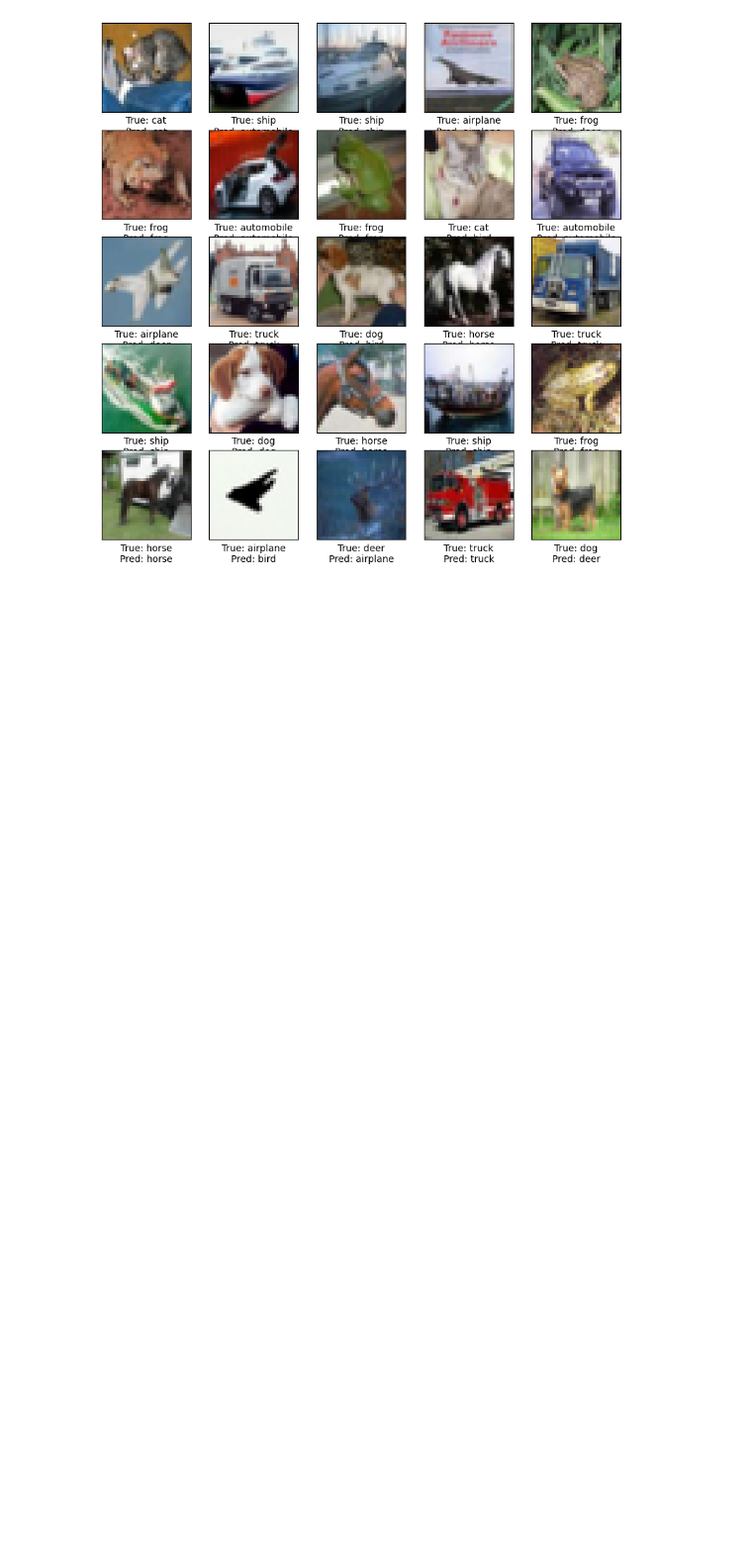
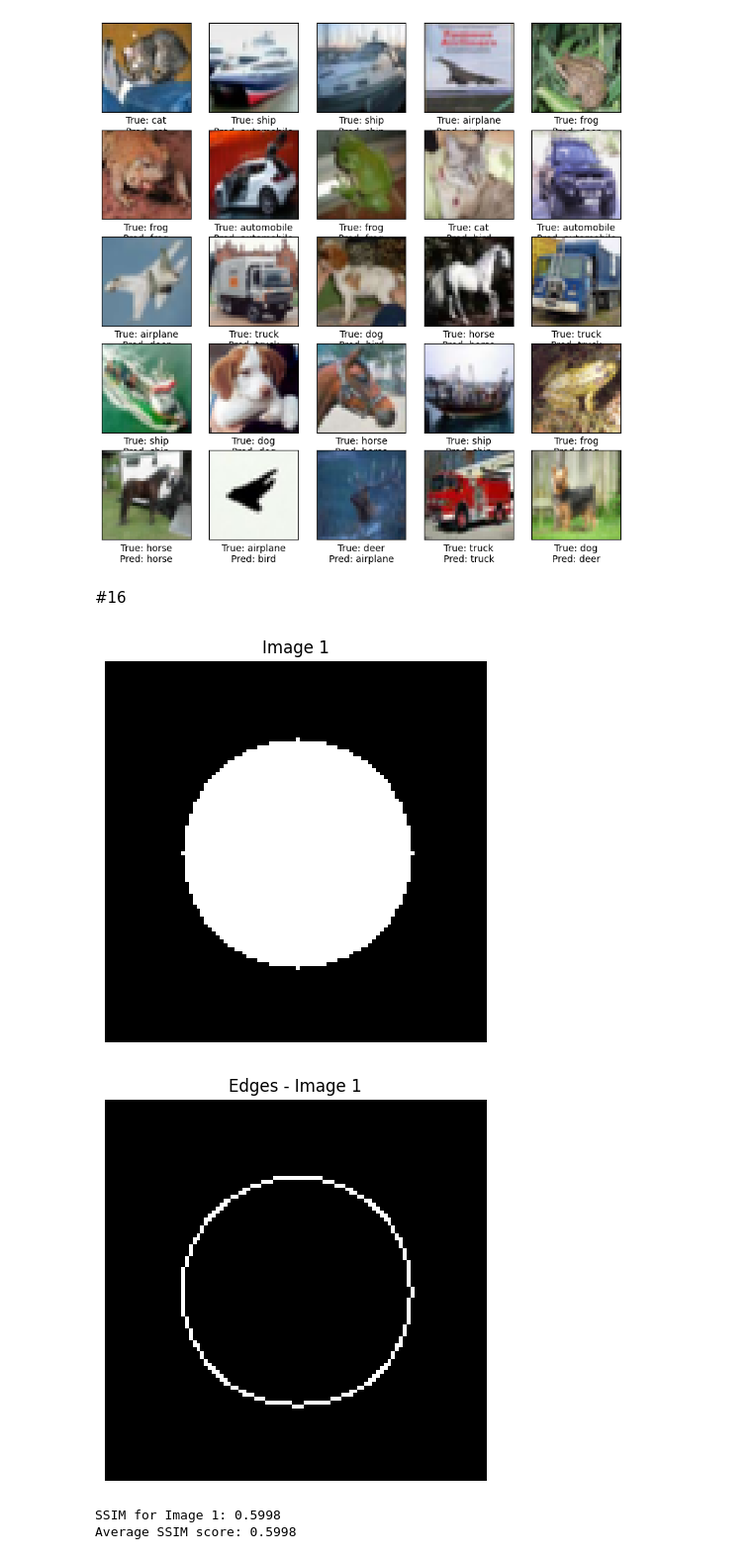
Before and after one commit to Gokulraj-123/CSA4724-Deep-Learning, a Jupyter notebook: Deep_Learning_Pratical.ipynb, the cells around one changed output. Shown at 99% size. Saved outputs shown, nothing was run; the diff lists cells and outputs as text; code cells hidden in the pictures; blank space fills up the shorter version.

```diff
--- a/Deep_Learning_Pratical.ipynb
+++ b/Deep_Learning_Pratical.ipynb
@@ -788,3 +788,60 @@ Epoch 6/10
 weighted avg       0.70      0.69      0.69     10000
 [figure]
 [figure]
+# %% [markdown]
+#16
+# %%
+import numpy as np
+import cv2
+import matplotlib.pyplot as plt
+from skimage.metrics import structural_similarity as ssim
+
+# Step 1: Generate Synthetic Images
+def create_synthetic_images():
+    images = []
+
+    # Image 1: Circle
+    img1 = np.zeros((100, 100), dtype=np.uint8)
+    cv2.circle(img1, (50, 50), 30, 255, -1)
+    images.append(img1)
+
+    return images
+
+images = create_synthetic_images()
+
+# Displaying the synthetic images
+plt.figure(figsize=(10, 5))
+for i, image in enumerate(images):
+    plt.subplot(1, len(images), i + 1)
+    plt.imshow(image, cmap='gray')
+    plt.title(f'Image {i+1}')
+    plt.axis('off')
+plt.show()
+
+# Step 2: Apply Image Processing
+edges = [cv2.Canny(image, 100, 200) for image in images]
+
+# Displaying the edge-detected images
+plt.figure(figsize=(10, 5))
+for i, edge_image in enumerate(edges):
+    plt.subplot(1, len(edges), i + 1)
+    plt.imshow(edge_image, cmap='gray')
+    plt.title(f'Edges - Image {i+1}')
+    plt.axis('off')
+plt.show()
+
+# Step 3: Evaluate Performance
+ssim_scores = [ssim(images[i], edges[i], data_range=edges[i].max() - edges[i].min()) for i in range(len(images))]
+
+# Printing SSIM scores
+for i, score in enumerate(ssim_scores):
+    print(f'SSIM for Image {i+1}: {score:.4f}')
+
+# Step 4: Report Results
+average_ssim = np.mean(ssim_scores)
+print(f'Average SSIM score: {average_ssim:.4f}')
+# %% [output]
+[figure, added]
+[figure, added]
+SSIM for Image 1: 0.5998
+Average SSIM score: 0.5998
```
